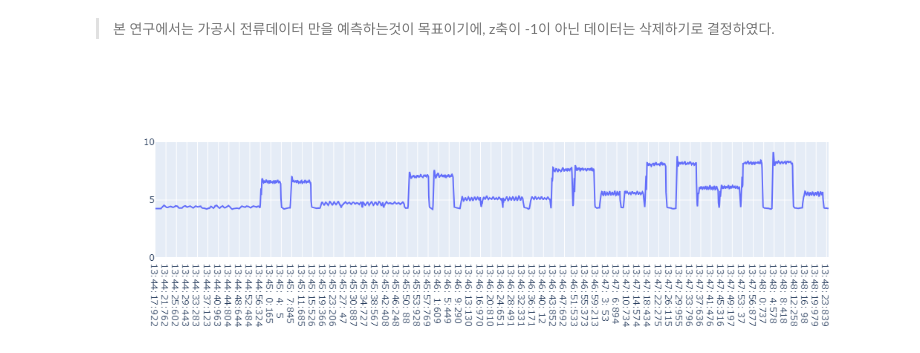
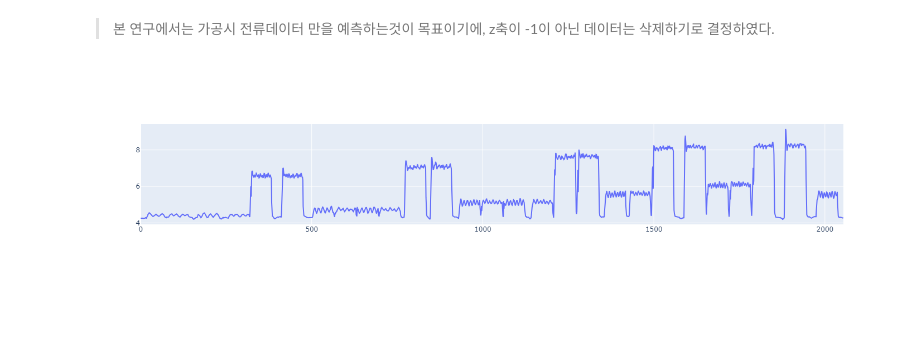
Before and after one commit to Hottato/Project, a Jupyter notebook: CNC_LGBM_DNN/코드파일/EDA.ipynb, the cells around one changed output. Cells and saved outputs as stored; diff of their text form; code cells hidden in the pictures; blank space fills up the shorter version.

```diff
--- a/CNC_LGBM_DNN/코드파일/EDA.ipynb
+++ b/CNC_LGBM_DNN/코드파일/EDA.ipynb
@@ -83,10 +83,12 @@ data
 # 데이터 프레임
 cnc = []  # 데이터 프레임을 저장할 리스트
 
+cnc_visualize = [] # 시각화용 데이터프레임 (전처리 x)
 for i in range(1, 15):
     file_path = f"{data}\\2022.12.02(14번 - feed 120)\\{i}번째 데이터.csv"
     df = pd.read_csv(file_path, skiprows=1)
     cnc.append(df)
+    cnc_visualize.append(df)
 # %%
 # 1회 가공시
 cnc[0]
@@ -203,11 +207,11 @@ for i in range(len(cnc)):
 # %%
 fig = make_subplots(rows=1, cols=1)
 
 fig.add_trace(
-        go.Scatter(x=cnc[0]['hh:mm:ss:ms'], y=cnc[0][' C1'], mode='lines', name='{0}_C1')
+        go.Scatter( y=cnc[0][' C1'], mode='lines', name='{0}_C1')
     )
 
-fig.update_yaxes(range=[0, 10])
+
 fig.show()
 # %% [output]
-[figure, old version]
+[figure, new version]
```
Also changed, not shown: parts of 6 cells of this notebook, 24 other files.
